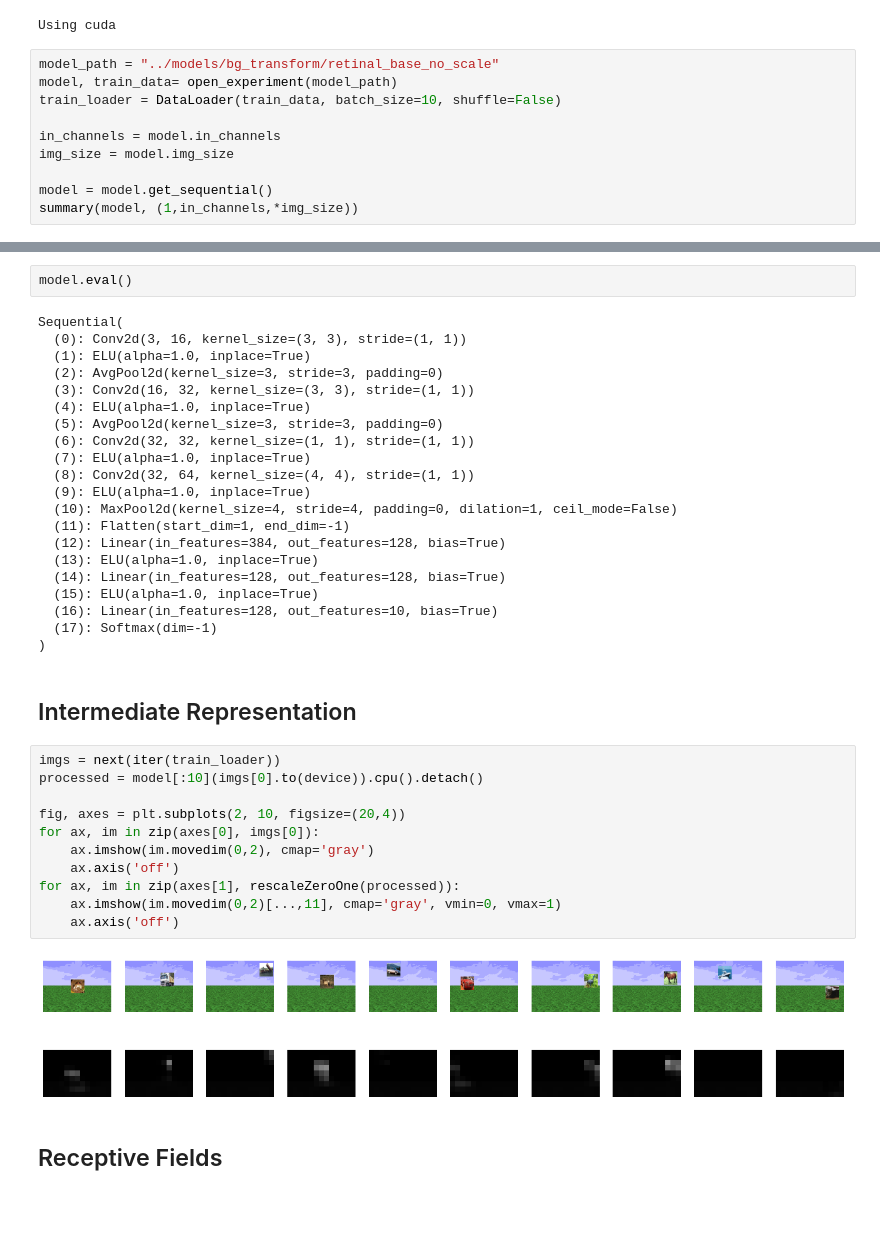
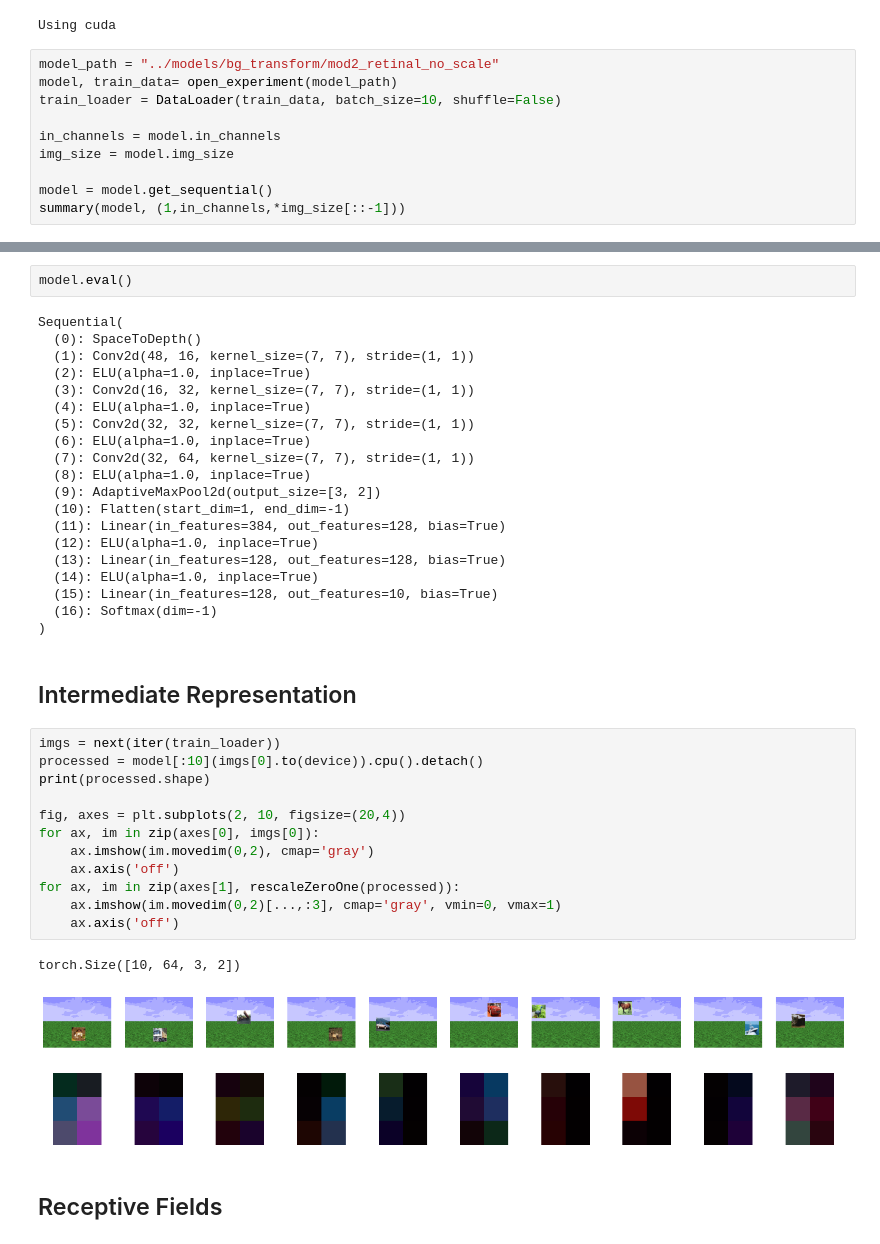
Before and after one commit to fabioseel/receptive-fields, a Jupyter notebook: src/evaluation.ipynb, the cells around one changed output, grey strips where cells are left out. Saved outputs shown, nothing was run; the diff lists cells and outputs as text; blank space fills up the shorter version.

```diff
--- a/src/evaluation.ipynb
+++ b/src/evaluation.ipynb
@@ -23,7 +23,7 @@ print("Using", device)
 # %% [output]
 Using cuda
 # %%
-model_path = "../models/bg_transform/retinal_base_no_scale"
+model_path = "../models/bg_transform/mod2_retinal_no_scale"
 model, train_data= open_experiment(model_path)
 train_loader = DataLoader(train_data, batch_size=10, shuffle=False)
 
@@ -31,7 +31,7 @@ in_channels = model.in_channels
 img_size = model.img_size
 
 model = model.get_sequential()
-summary(model, (1,in_channels,*img_size))
+summary(model, (1,in_channels,*img_size[::-1]))
 # %% [output]
 Files already downloaded and verified
 ==========================================================================================
@@ -55,40 +55,41 @@ Estimated Total Size (MB): 3.63
 model.eval()
 # %% [output]
 Sequential(
-  (0): Conv2d(3, 16, kernel_size=(3, 3), stride=(1, 1))
-  (1): ELU(alpha=1.0, inplace=True)
-  (2): AvgPool2d(kernel_size=3, stride=3, padding=0)
-  (3): Conv2d(16, 32, kernel_size=(3, 3), stride=(1, 1))
+  (0): SpaceToDepth()
+  (1): Conv2d(48, 16, kernel_size=(7, 7), stride=(1, 1))
+  (2): ELU(alpha=1.0, inplace=True)
+  (3): Conv2d(16, 32, kernel_size=(7, 7), stride=(1, 1))
   (4): ELU(alpha=1.0, inplace=True)
-  (5): AvgPool2d(kernel_size=3, stride=3, padding=0)
-  (6): Conv2d(32, 32, kernel_size=(1, 1), stride=(1, 1))
-  (7): ELU(alpha=1.0, inplace=True)
-  (8): Conv2d(32, 64, kernel_size=(4, 4), stride=(1, 1))
-  (9): ELU(alpha=1.0, inplace=True)
-  (10): MaxPool2d(kernel_size=4, stride=4, padding=0, dilation=1, ceil_mode=False)
-  (11): Flatten(start_dim=1, end_dim=-1)
-  (12): Linear(in_features=384, out_features=128, bias=True)
-  (13): ELU(alpha=1.0, inplace=True)
-  (14): Linear(in_features=128, out_features=128, bias=True)
-  (15): ELU(alpha=1.0, inplace=True)
-  (16): Linear(in_features=128, out_features=10, bias=True)
-  (17): Softmax(dim=-1)
+  (5): Conv2d(32, 32, kernel_size=(7, 7), stride=(1, 1))
+  (6): ELU(alpha=1.0, inplace=True)
+  (7): Conv2d(32, 64, kernel_size=(7, 7), stride=(1, 1))
+  (8): ELU(alpha=1.0, inplace=True)
+  (9): AdaptiveMaxPool2d(output_size=[3, 2])
+  (10): Flatten(start_dim=1, end_dim=-1)
+  (11): Linear(in_features=384, out_features=128, bias=True)
+  (12): ELU(alpha=1.0, inplace=True)
+  (13): Linear(in_features=128, out_features=128, bias=True)
+  (14): ELU(alpha=1.0, inplace=True)
+  (15): Linear(in_features=128, out_features=10, bias=True)
+  (16): Softmax(dim=-1)
 )
 # %% [markdown]
 ## Intermediate Representation
 # %%
 imgs = next(iter(train_loader))
 processed = model[:10](imgs[0].to(device)).cpu().detach()
+print(processed.shape)
 
 fig, axes = plt.subplots(2, 10, figsize=(20,4))
 for ax, im in zip(axes[0], imgs[0]):
     ax.imshow(im.movedim(0,2), cmap='gray')
     ax.axis('off')
 for ax, im in zip(axes[1], rescaleZeroOne(processed)):
-    ax.imshow(im.movedim(0,2)[...,11], cmap='gray', vmin=0, vmax=1)
+    ax.imshow(im.movedim(0,2)[...,:3], cmap='gray', vmin=0, vmax=1)
     ax.axis('off')
 # %% [output]
+torch.Size([10, 64, 3, 2])
-[figure, old version]
+[figure, new version]
 # %% [markdown]
 ## Receptive Fields
 # %%
```
Also changed, not shown: parts of 2 cells of this notebook, 2 other files.
